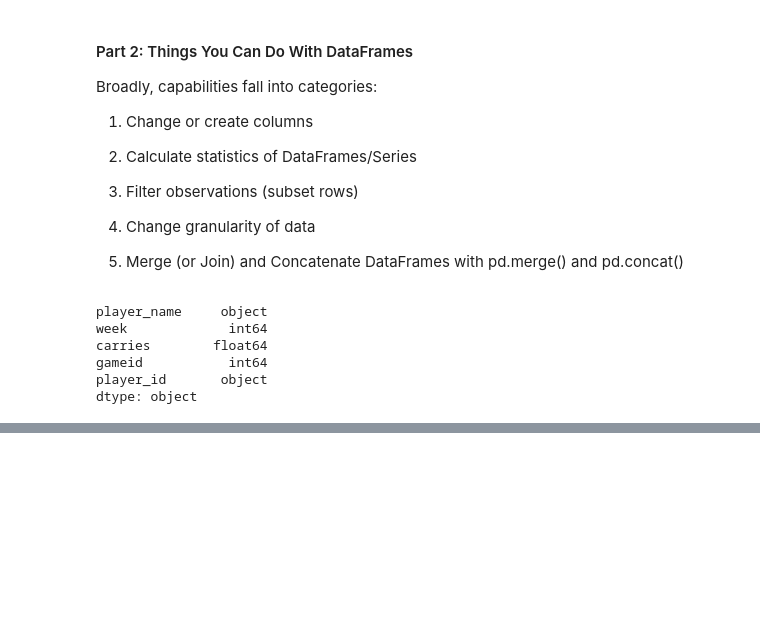
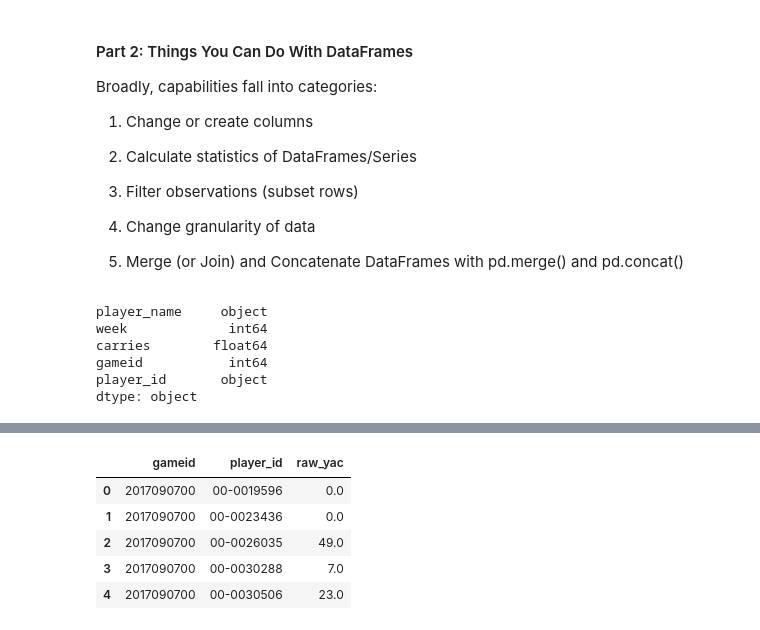
Before and after one commit to 10E-4m2/Notes-LTCWFF, a Jupyter notebook: LTCWFF-HandsOn.ipynb, the cells around one changed output, grey strips where cells are left out. Drawn from its saved outputs; the diff is of its cells as text; code cells hidden in the pictures; blank space fills up the shorter version.

```diff
--- a/LTCWFF-HandsOn.ipynb
+++ b/LTCWFF-HandsOn.ipynb
@@ -678,0 +779,51 @@ Index(['player_name', 'week', 'carries', 'gameid', 'player_id', 'rush_yards',
+# %%
+# filtering observations = row subsetting
+
+# loc
+dsproles_id = 119
+adp_df.loc[tb12_id]
+
+
+# loc w/list
+the_boys = [3, 9, 27]
+adp_df.loc[adp_df.index.isin(the_boys), ['name','position','team']]
+
+
+# Boolean indexing
+is_rb = adp_df['position'] == 'RB'
+adp_df.loc[is_rb].head()
+
+adp_df.loc[adp_df['position'] == 'QB'].head()
+
+adp_df.loc[~(adp_df['position'] == 'RB')].head()
+
+
+# working with duplicates
+adp_df.drop_duplicates(inplace=True)
+adp_df[['name','position']].duplicated().sample(5) # dupe test
+dupes = adp_df.duplicated()
+adp_df_nodupe = adp_df.loc[~dupes]
+
+
+# combining filtering with changing columns
+pg_df['primary_yards'] = np.nan # initialize new col as empty
+pg_df.loc[pg_df['pos'] == 'QB',
+          'primary_yards'] = pg_df['pass_yards'] # use pass as primary yds for QB
+pg_df.loc[pg_df['pos'] == 'RB',
+          'primary_yards'] = pg_df['rush_yards'] # use rush as primary yds for RB
+pg_df.loc[pg_df['pos'] == 'WR',
+          'primary_yards'] = pg_df['rec_yards'] # use rec as primary yds for WR
+
+
+# filter with query Method
+pg_df[['pos','player_name']].query("pos == 'RB' | pos == 'WR'").head()
+
+pg_df.query("raw_yac.notnull()", engine='python')[
+    ['gameid','player_id','raw_yac']].head()
+# %% [output]
+|  | gameid | player_id | raw_yac |
+| 0 | 2017090700 | 00-0019596 | 0.0 |
+| 1 | 2017090700 | 00-0023436 | 0.0 |
+| 2 | 2017090700 | 00-0026035 | 49.0 |
+| 3 | 2017090700 | 00-0030288 | 7.0 |
+| 4 | 2017090700 | 00-0030506 | 23.0 |
```
Also changed, not shown: parts of 6 cells of this notebook.
